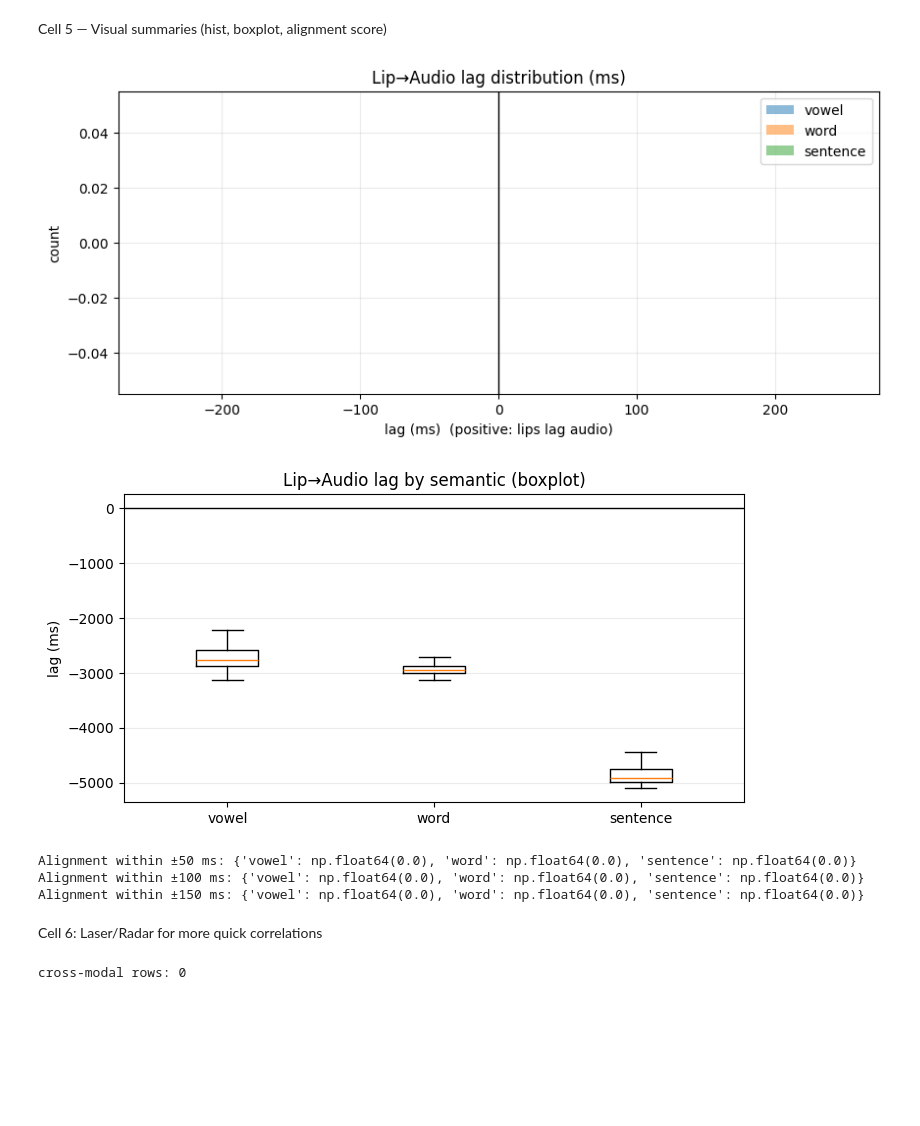
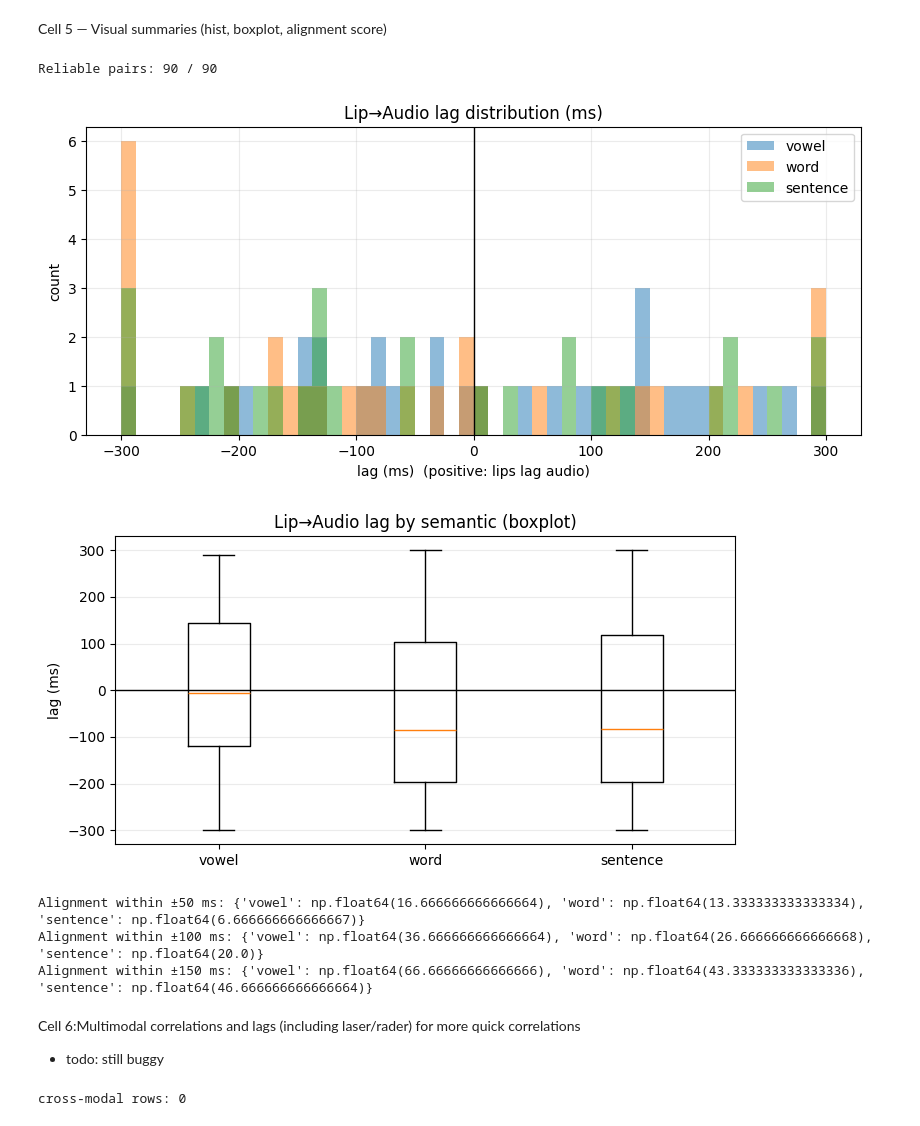
Before and after one commit to arham-siddiqui/silentSpeech, a Jupyter notebook: notebooks/alignment.ipynb, the cells around one changed output. Drawn from its saved outputs; the diff is of its cells as text; code cells hidden in the pictures; blank space fills up the shorter version.

```diff
--- a/notebooks/alignment.ipynb
+++ b/notebooks/alignment.ipynb
@@ -318,46 +398,49 @@ Summary by semantic:
 # %% [markdown]
 Cell 5 — Visual summaries (hist, boxplot, alignment score)
 # %%
-# Histogram by semantic type
+# Optional: filter to reliable pairs only
+df_rel = df[df.peak_r >= 0.15].copy()
+print(f"Reliable pairs: {len(df_rel)} / {len(df)}")
+
 plt.figure(figsize=(10,4))
-bins = np.linspace(-250, 250, 51)
+bins = np.linspace(-300, 300, 49)
 for sem in ["vowel","word","sentence"]:
-    vals = df.loc[df.semantic==sem, "lag_lip_to_audio_ms"].values
-    if len(vals):
-        plt.hist(vals, bins=bins, alpha=0.5, label=sem)
+    vals = df_rel.loc[df_rel.semantic==sem, "lag_lip_to_audio_ms"].values
+    if len(vals): plt.hist(vals, bins=bins, alpha=0.5, label=sem)
 plt.axvline(0, color="k", lw=1)
 plt.title("Lip→Audio lag distribution (ms)")
 plt.xlabel("lag (ms)  (positive: lips lag audio)"); plt.ylabel("count")
 plt.legend(); plt.grid(True, alpha=0.25); plt.show()
 
-# Boxplot (matplotlib only)
-data = [df.loc[df.semantic==sem, "lag_lip_to_audio_ms"].values for sem in ["vowel","word","sentence"] if (df.semantic==sem).any()]
-labels = [sem for sem in ["vowel","word","sentence"] if (df.semantic==sem).any()]
+data = [df_rel.loc[df_rel.semantic==sem, "lag_lip_to_audio_ms"].values
+        for sem in ["vowel","word","sentence"] if (df_rel.semantic==sem).any()]
+labels = [sem for sem in ["vowel","word","sentence"] if (df_rel.semantic==sem).any()]
 plt.figure(figsize=(8,4))
 plt.boxplot(data, labels=labels, showfliers=False)
 plt.axhline(0, color="k", lw=1)
 plt.ylabel("lag (ms)"); plt.title("Lip→Audio lag by semantic (boxplot)")
 plt.grid(True, axis="y", alpha=0.25); plt.show()
 
-# Alignment score: % pairs within ±X ms
-def alignment_score(df, tol_ms=100.0):
+def alignment_score(df_in, tol_ms=100.0):
     out = {}
     for sem in ["vowel","word","sentence"]:
-        sub = df[df.semantic==sem]["lag_lip_to_audio_ms"].values
+        sub = df_in[df_in.semantic==sem]["lag_lip_to_audio_ms"].values
         if len(sub):
             pct = 100.0 * np.mean(np.abs(sub) <= tol_ms)
             out[sem] = pct
     return out
 
-print("Alignment within ±50 ms:", alignment_score(df, 50.0))
-print("Alignment within ±100 ms:", alignment_score(df, 100.0))
-print("Alignment within ±150 ms:", alignment_score(df, 150.0))
+print("Alignment within ±50 ms:", alignment_score(df_rel, 50.0))
+print("Alignment within ±100 ms:", alignment_score(df_rel, 100.0))
+print("Alignment within ±150 ms:", alignment_score(df_rel, 150.0))
 # %% [output]
+Reliable pairs: 90 / 90
-[figure, old version]
+[figure, new version]
-[figure, old version]
+[figure, new version]
-Alignment within ±50 ms: {'vowel': np.float64(0.0), 'word': np.float64(0.0), 'sentence': np.float64(0.0)}
-Alignment within ±100 ms: {'vowel': np.float64(0.0), 'word': np.float64(0.0), 'sentence': np.float64(0.0)}
-Alignment within ±150 ms: {'vowel': np.float64(0.0), 'word': np.float64(0.0), 'sentence': np.float64(0.0)}
+Alignment within ±50 ms: {'vowel': np.float64(16.666666666666664), 'word': np.float64(13.333333333333334), 'sentence': np.float64(6.666666666666667)}
+Alignment within ±100 ms: {'vowel': np.float64(36.666666666666664), 'word': np.float64(26.666666666666668), 'sentence': np.float64(20.0)}
+Alignment within ±150 ms: {'vowel': np.float64(66.66666666666666), 'word': np.float64(43.333333333333336), 'sentence': np.float64(46.666666666666664)}
 # %% [markdown]
-Cell 6: Laser/Radar for more quick correlations
+Cell 6:Multimodal correlations and lags (including laser/rader) for more quick correlations
+- todo: still buggy
 # %%
```
Also changed, not shown: parts of 7 cells of this notebook.
